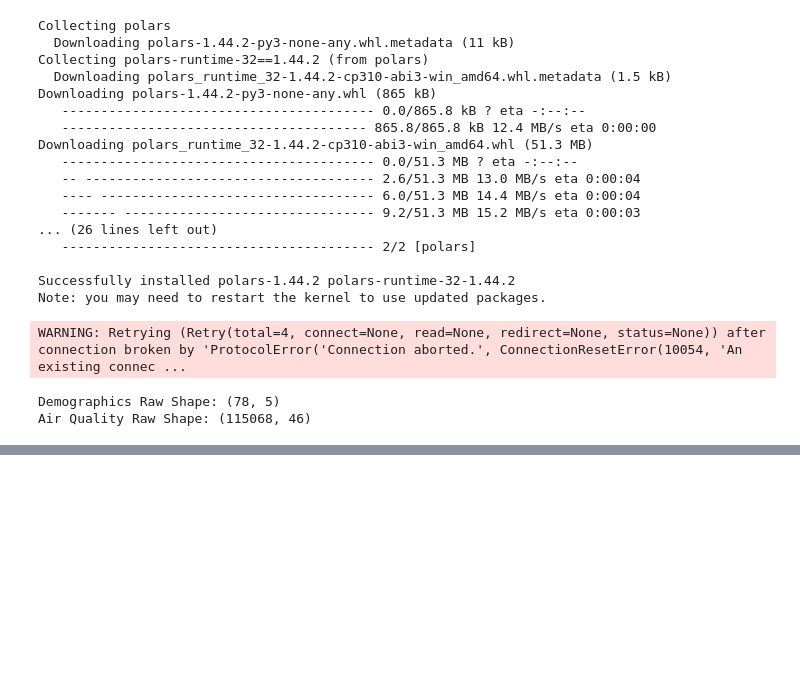
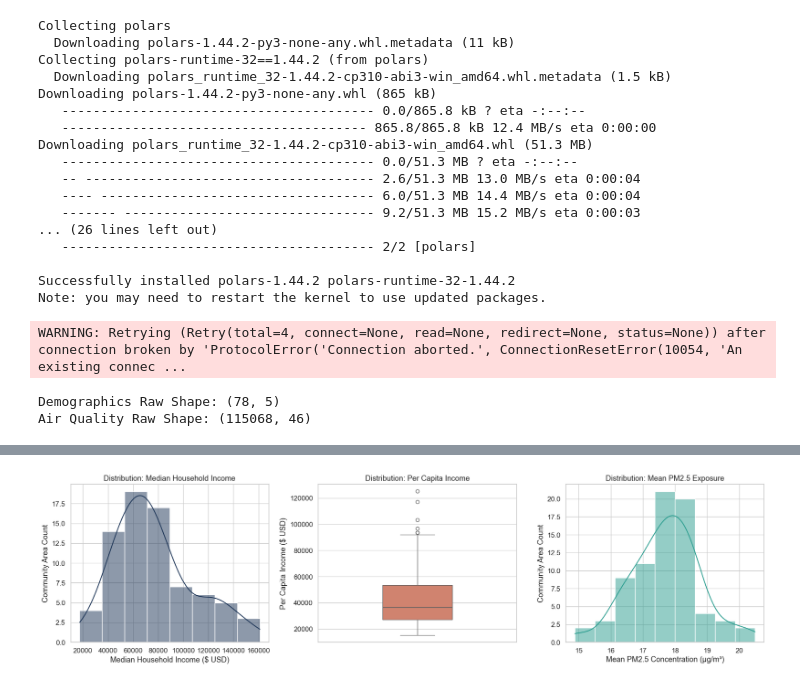
Before and after one commit to doctorplatypus/Socioeconomic-Health-Disparities, a Jupyter notebook: data/eda_work/eda.ipynb, the cells around one changed output, grey strips where cells are left out. Drawn from its saved outputs; the diff is of its cells as text; code cells hidden in the pictures; blank space fills up the shorter version.

```diff
--- a/data/eda_work/eda.ipynb
+++ b/data/eda_work/eda.ipynb
@@ -57,0 +259,44 @@ Air Quality Raw Shape: (115068, 46)
+# %%
+# ==============================================================================
+# Cell 10: Univariate Distribution Plots
+# ==============================================================================
+# We construct a 1x3 panel displaying histograms with Kernel Density Estimates (KDE)
+# and boxplots to visualize center, spread, skewness, and outliers.
+fig, axes = plt.subplots(1, 3, figsize=(18, 5))
+
+# Subplot 1: Median Household Income Distribution
+sns.histplot(
+    merged_df["median_household_income"].to_pandas(),
+    kde=True,
+    ax=axes[0],
+    color="#1d3557"
+)
+axes[0].set_title("Distribution: Median Household Income")
+axes[0].set_xlabel("Median Household Income ($ USD)")
+axes[0].set_ylabel("Community Area Count")
+
+# Subplot 2: Per Capita Income Distribution
+sns.boxplot(
+    y=merged_df["per_capita_income"].to_pandas(),
+    ax=axes[1],
+    color="#e07a5f",
+    width=0.35
+)
+axes[1].set_title("Distribution: Per Capita Income")
+axes[1].set_ylabel("Per Capita Income ($ USD)")
+
+# Subplot 3: Mean PM2.5 Air Quality Distribution
+sns.histplot(
+    merged_df["mean_pm25"].to_pandas(),
+    kde=True,
+    ax=axes[2],
+    color="#2a9d8f"
+)
+axes[2].set_title("Distribution: Mean PM2.5 Exposure")
+axes[2].set_xlabel("Mean PM2.5 Concentration (µg/m³)")
+axes[2].set_ylabel("Community Area Count")
+
+plt.tight_layout()
+plt.show()
+# %% [output]
+[figure, added]
```
Also changed, not shown: parts of 9 cells of this notebook.
